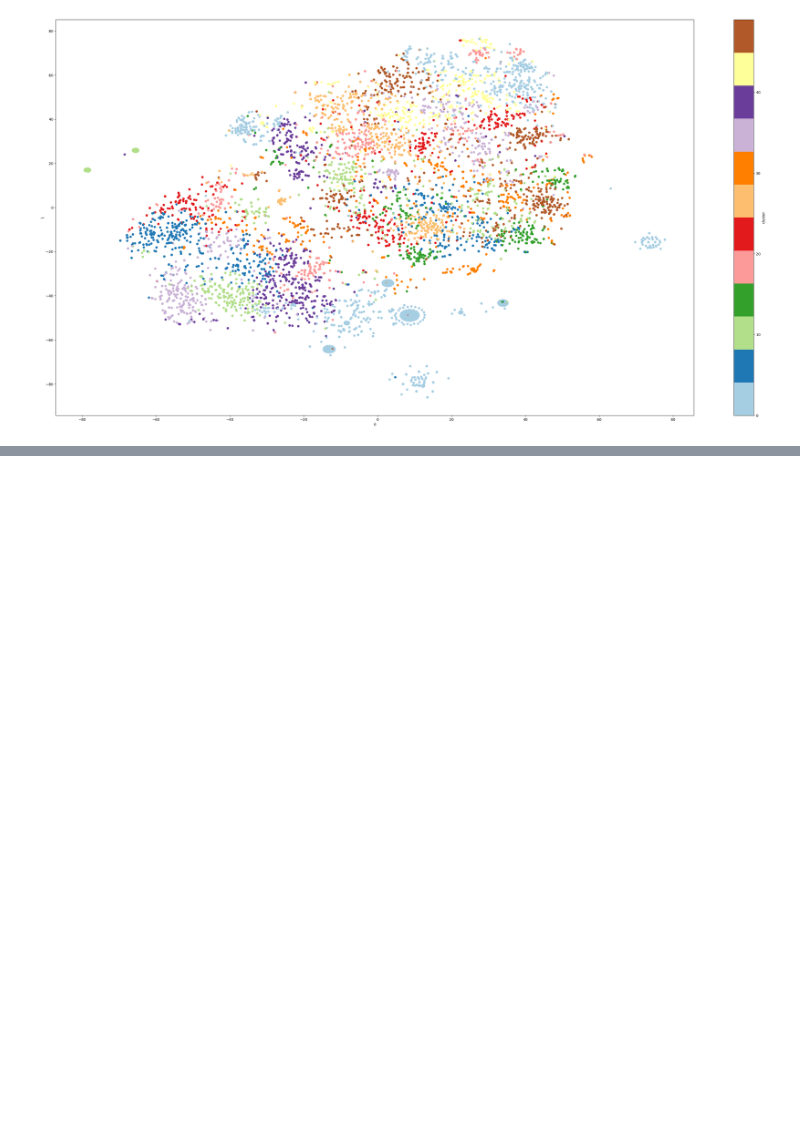
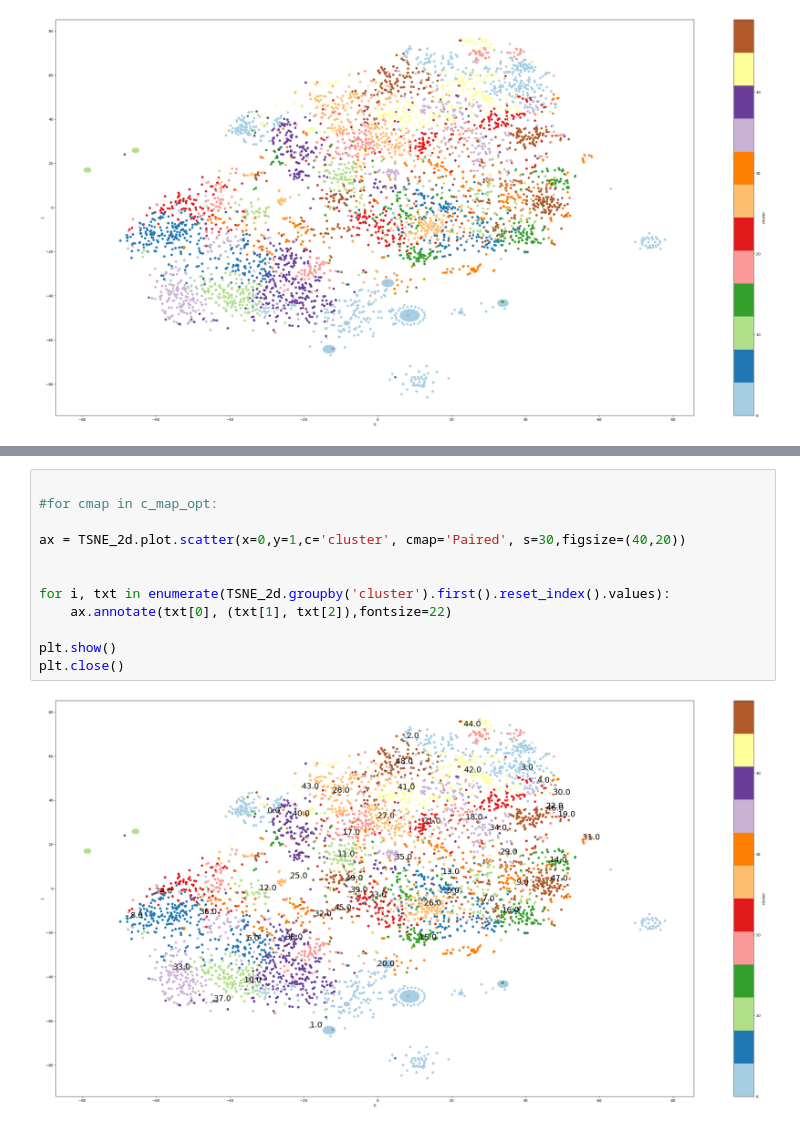
Before and after one commit to asaiyed10/cord19specter, a Jupyter notebook: exploratory_analysis/kmeans_clustering.ipynb, the cells around one changed output, grey strips where cells are left out. Drawn from its saved outputs; the diff is of its cells as text; blank space fills up the shorter version.

Commit message:
update kmeans_clustering_plot with annotations

```diff
--- a/exploratory_analysis/kmeans_clustering.ipynb
+++ b/exploratory_analysis/kmeans_clustering.ipynb
@@ -160,0 +191,14 @@ plt.close()
+# %%
+
+#for cmap in c_map_opt:
+
+ax = TSNE_2d.plot.scatter(x=0,y=1,c='cluster', cmap='Paired', s=30,figsize=(40,20))
+
+
+for i, txt in enumerate(TSNE_2d.groupby('cluster').first().reset_index().values):
+    ax.annotate(txt[0], (txt[1], txt[2]),fontsize=22)
+
+plt.show()
+plt.close()
+# %% [output]
+[figure, added]
```
Also changed, not shown: parts of 8 cells of this notebook, 1 other file.
